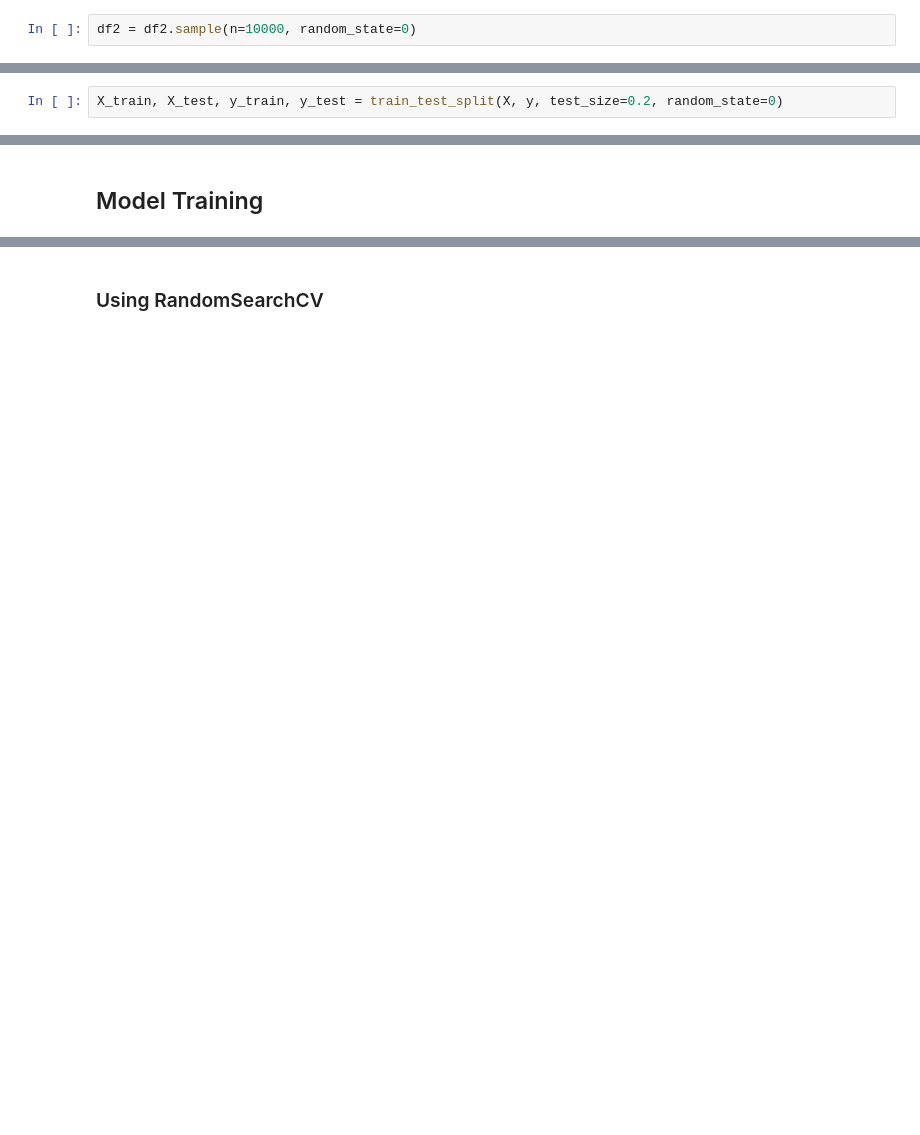
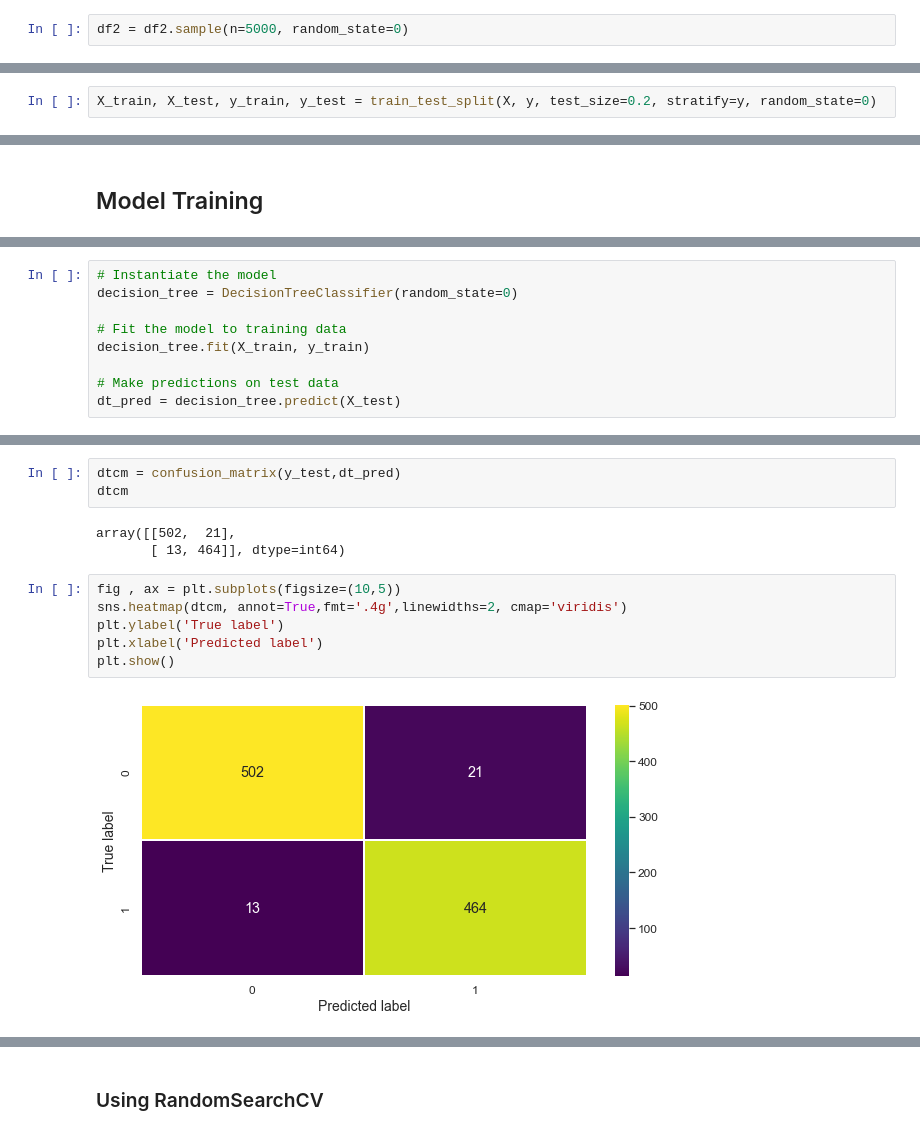
Before and after one commit to dennislamcv1/GoogleADA, a Jupyter notebook: Machine Learning/Automatidata6 project.ipynb, the cells around one changed output, grey strips where cells are left out. Drawn from its saved outputs; the diff is of its cells as text; blank space fills up the shorter version.

```diff
--- a/Machine Learning/Automatidata6 project.ipynb
+++ b/Machine Learning/Automatidata6 project.ipynb
@@ -447,7 +433,7 @@ df2.shape
 # %% [output]
 (22699, 5)
 # %%
-df2 = df2.sample(n=10000, random_state=0)
+df2 = df2.sample(n=5000, random_state=0)
 # %%
 df2.shape
 # %% [output]
@@ -475,5 +476,5 @@ X.values, y.values
 # %%
-X_train, X_test, y_train, y_test = train_test_split(X, y, test_size=0.2, random_state=0)
+X_train, X_test, y_train, y_test = train_test_split(X, y, test_size=0.2, stratify=y, random_state=0)
 # %%
 X_train.shape, X_test.shape, y_train.shape, y_test.shape
 # %% [output]
@@ -528,0 +500,9 @@ array([[-0.49631658, -0.72060022, -0.39322071, -0.39159017],
+# %%
+# Instantiate the model
+decision_tree = DecisionTreeClassifier(random_state=0)
+
+# Fit the model to training data
+decision_tree.fit(X_train, y_train)
+
+# Make predictions on test data
+dt_pred = decision_tree.predict(X_test)
@@ -528,0 +540,14 @@ array([[-0.49631658, -0.72060022, -0.39322071, -0.39159017],
+# %%
+dtcm = confusion_matrix(y_test,dt_pred)
+dtcm
+# %% [output]
+array([[502,  21],
+       [ 13, 464]], dtype=int64)
+# %%
+fig , ax = plt.subplots(figsize=(10,5))
+sns.heatmap(dtcm, annot=True,fmt='.4g',linewidths=2, cmap='viridis')
+plt.ylabel('True label')
+plt.xlabel('Predicted label')
+plt.show()
+# %% [output]
+[figure, added]
```
Also changed, not shown: parts of 58 cells of this notebook.
